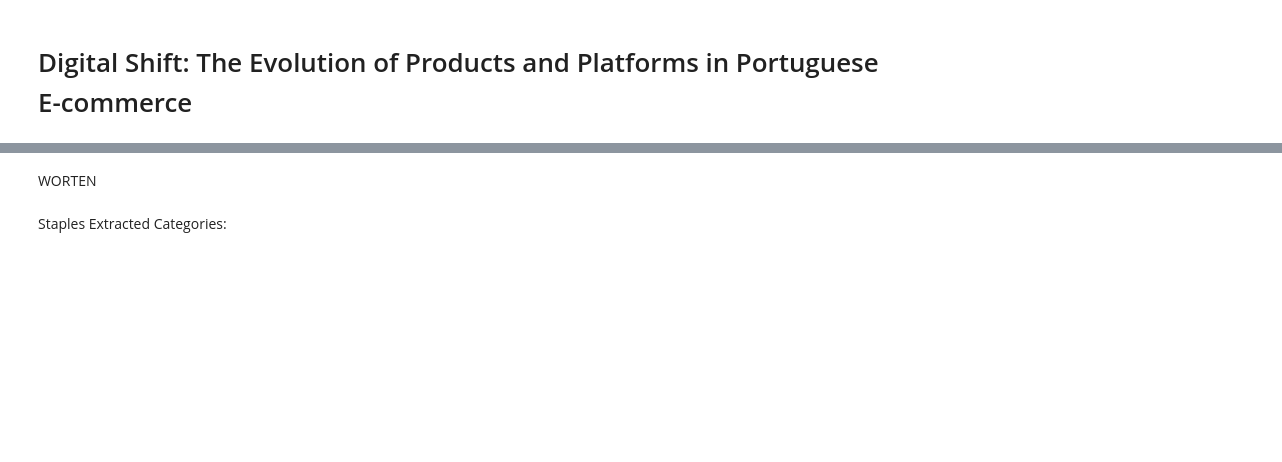
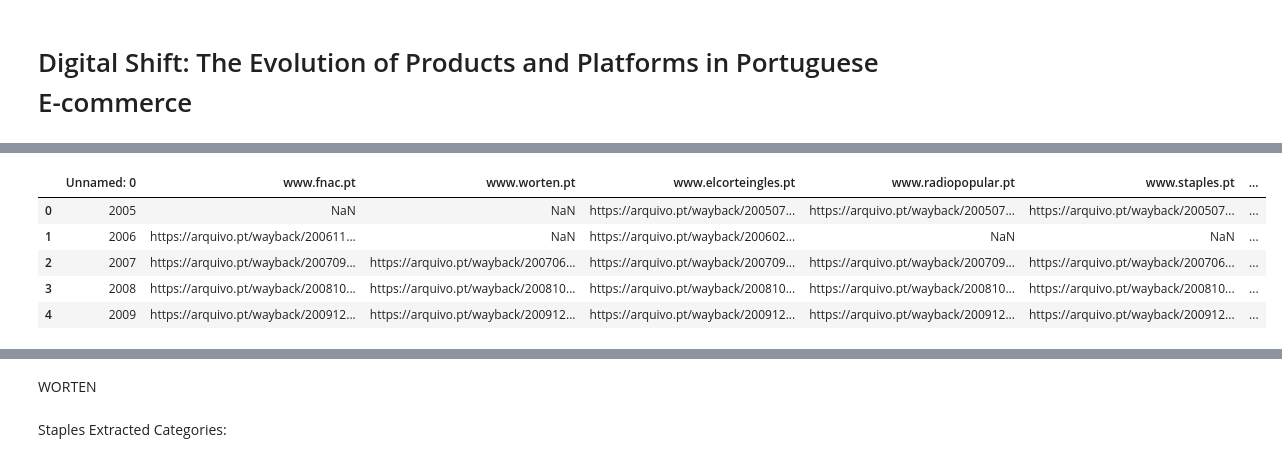
Before and after one commit to cristiano-nicolau/digital_shift, a Jupyter notebook: data_processor.ipynb, the cells around one changed output, grey strips where cells are left out. Drawn from its saved outputs; the diff is of its cells as text; code cells hidden in the pictures; blank space fills up the shorter version.

```diff
--- a/digital_extractor.ipynb
+++ b/data_processor.ipynb
@@ -91,0 +20,10 @@ df.to_csv("data/sites_links.csv")
+# %%
+df = pd.read_csv("data/sites_links.csv")
+df.head()
+# %% [output]
+|  | Unnamed: 0 | www.fnac.pt | www.worten.pt | www.elcorteingles.pt | www.radiopopular.pt | www.staples.pt | ... |
+| 0 | 2005 | NaN | NaN | https://arquivo.pt/wayback/200507... | https://arquivo.pt/wayback/200507... | https://arquivo.pt/wayback/200507... | ... |
+| 1 | 2006 | https://arquivo.pt/wayback/200611... | NaN | https://arquivo.pt/wayback/200602... | NaN | NaN | ... |
+| 2 | 2007 | https://arquivo.pt/wayback/200709... | https://arquivo.pt/wayback/200706... | https://arquivo.pt/wayback/200709... | https://arquivo.pt/wayback/200709... | https://arquivo.pt/wayback/200706... | ... |
+| 3 | 2008 | https://arquivo.pt/wayback/200810... | https://arquivo.pt/wayback/200810... | https://arquivo.pt/wayback/200810... | https://arquivo.pt/wayback/200810... | https://arquivo.pt/wayback/200810... | ... |
+| 4 | 2009 | https://arquivo.pt/wayback/200912... | https://arquivo.pt/wayback/200912... | https://arquivo.pt/wayback/200912... | https://arquivo.pt/wayback/200912... | https://arquivo.pt/wayback/200912... | ... |
```
Also changed, not shown: parts of 22 cells of this notebook, 8 other files.
